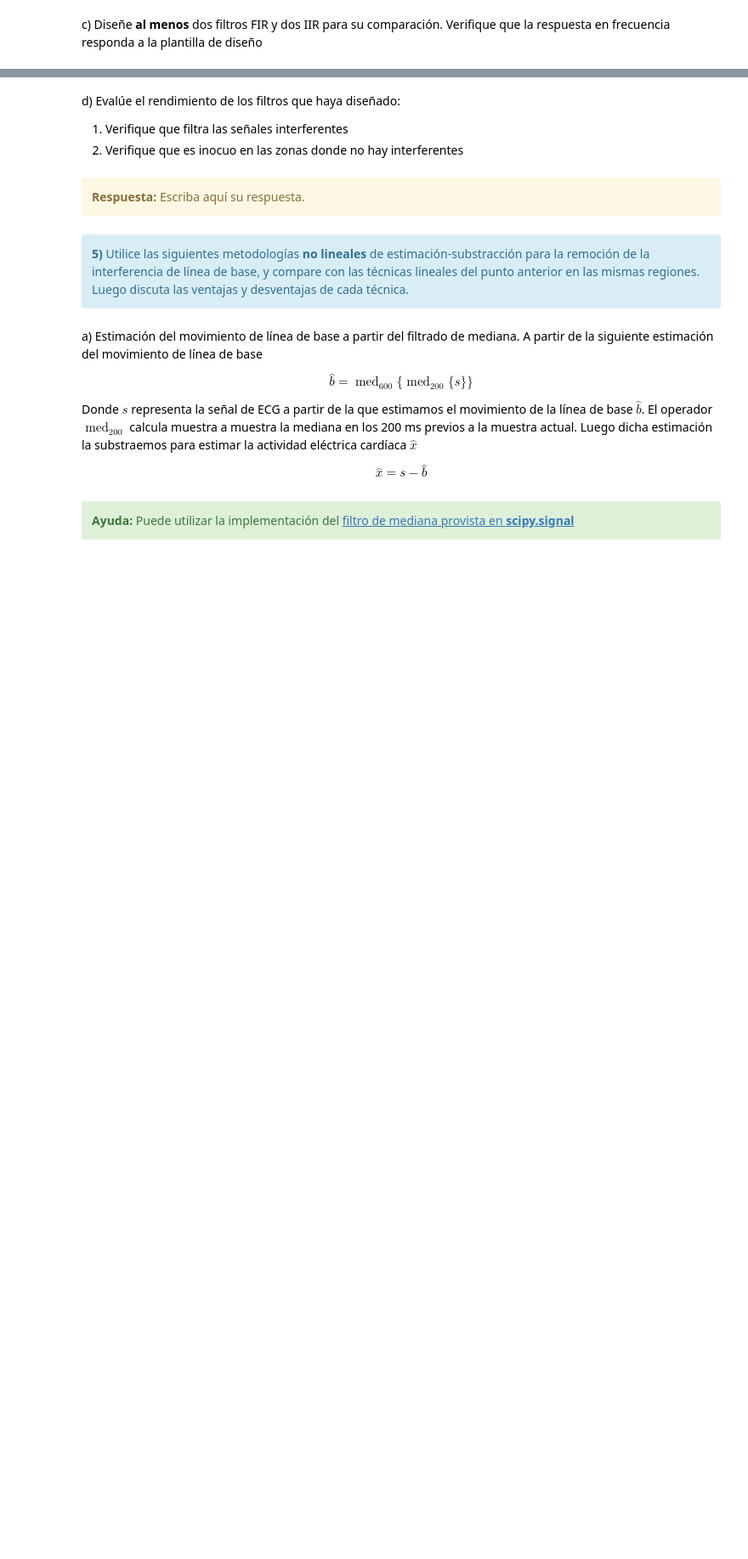
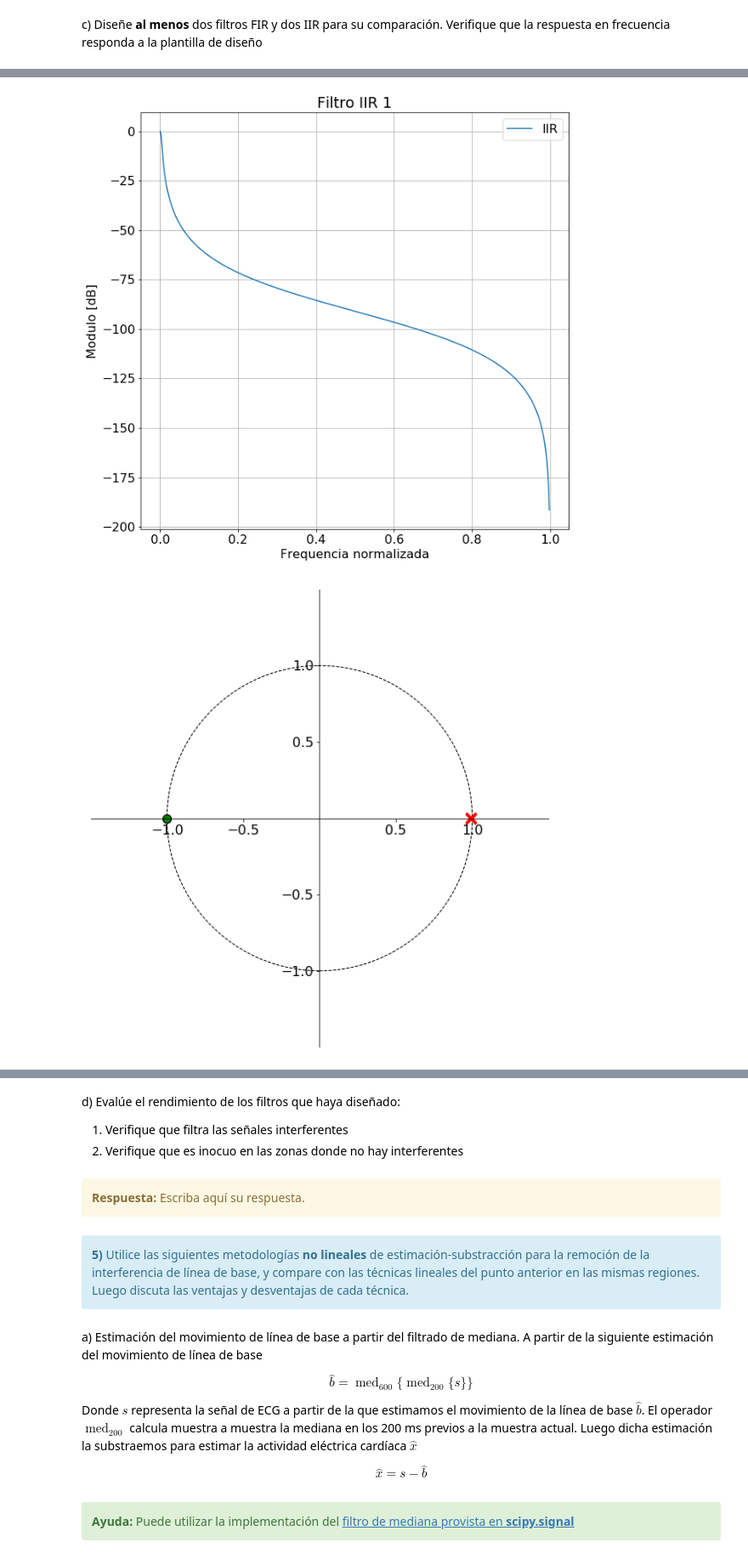
Before and after one commit to ericsonj/TPs_MSE_PSF, a Jupyter notebook: TP2-Filtrado.ipynb, the cells around one changed output, grey strips where cells are left out. Shown at 85% size. Drawn from its saved outputs; the diff is of its cells as text; code cells hidden in the pictures; blank space fills up the shorter version.

```diff
--- a/TP2-Filtrado.ipynb
+++ b/TP2-Filtrado.ipynb
@@ -410,0 +514,68 @@ c) Diseñe **al menos** dos filtros FIR y dos IIR para su comparación. Verifiqu
+# %%
+## FILTRO IIR 1
+## Usando la herramienta pyFDA y teniendo en cuenta que se quiere
+## conservar la morfologia de la señal, se diseño un filtro IIR
+## con el metodo Bessel.
+
+Fs  = 1000  # 1 KHz
+Fpb = 0.001 # 1 Hz
+Fsb = 0.045 # 45 Hz
+Apb = 0.5   # dB
+Asb = 30    # dB
+
+a = [2.7996100595296833e-05,
+     5.599220119059367e-05,
+     2.7996100595296833e-05]
+b = [1.0,
+    -1.9816430416865944,
+    0.9817550260889757]
+
+ww, hh = sig.freqz(np.array(a), np.array(b))
+ww = ww / np.pi
+
+plt.figure(1)
+plt.plot(ww, 20 * np.log10(abs(hh)), label='IIR')
+
+plt.title('Filtro IIR 1')
+plt.xlabel('Frequencia normalizada')
+plt.ylabel('Modulo [dB]')
+plt.grid(which='both', axis='both')
+axes_hdl = plt.gca()
+axes_hdl.legend()
+plt.show()
+
+zplane(a, b);
+
+
+## FILTRO IIR 1
+## Usando la herramienta pyFDA y teniendo en cuenta que se quiere
+## conservar la morfologia de la señal, se diseño un filtro IIR
+## con el metodo Butterworth.
+
+a = [2.0078678636554228e-07,
+     6.023603590966268e-07,
+     6.023603590966268e-07,
+     2.0078678636554228e-07]
+
+b = [1.0,
+     -2.9764856537780506,
+     2.953246957260604,
+     -0.976759697188263]
+
+
+ww, hh = sig.freqz(np.array(a), np.array(b))
+ww = ww / np.pi
+
+plt.figure(1)
+plt.plot(ww, 20 * np.log10(abs(hh)), label='IIR')
+
+plt.title('Filtro IIR 1')
+plt.xlabel('Frequencia normalizada')
+plt.ylabel('Modulo [dB]')
+plt.grid(which='both', axis='both')
+axes_hdl = plt.gca()
+axes_hdl.legend()
+plt.show()
+# %% [output]
+[figure, added]
+[figure, added]
```
Also changed, not shown: parts of 8 cells of this notebook.
